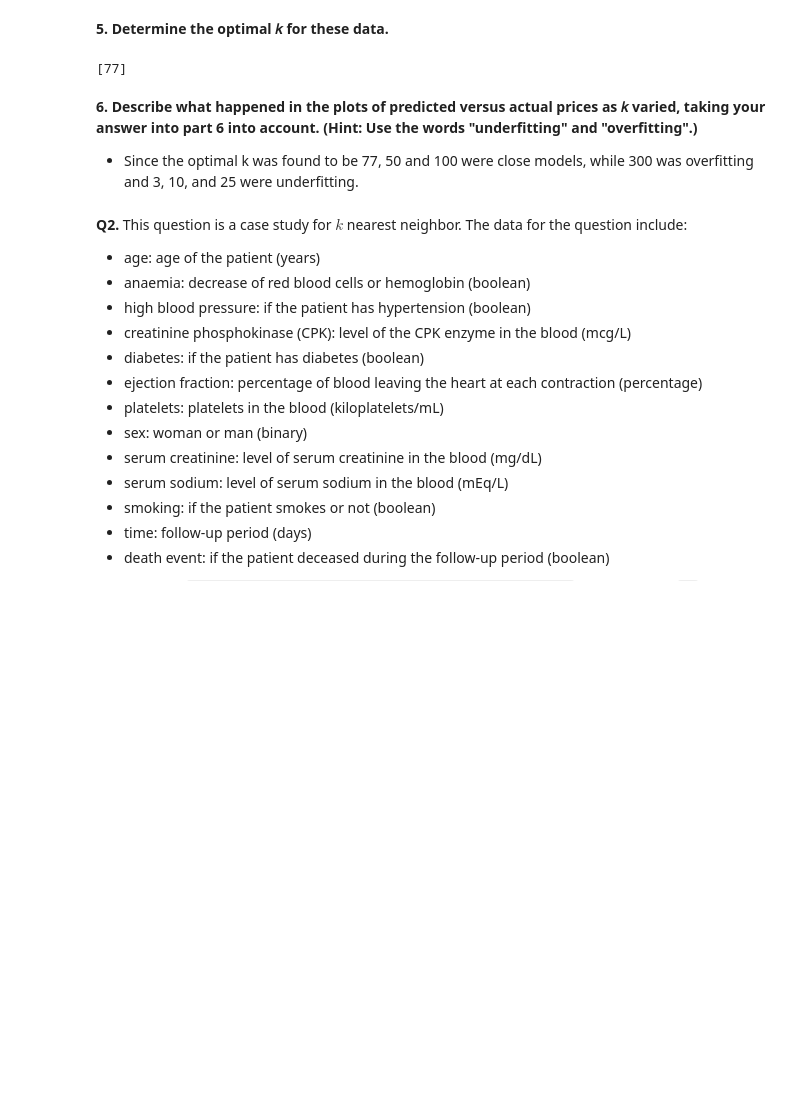
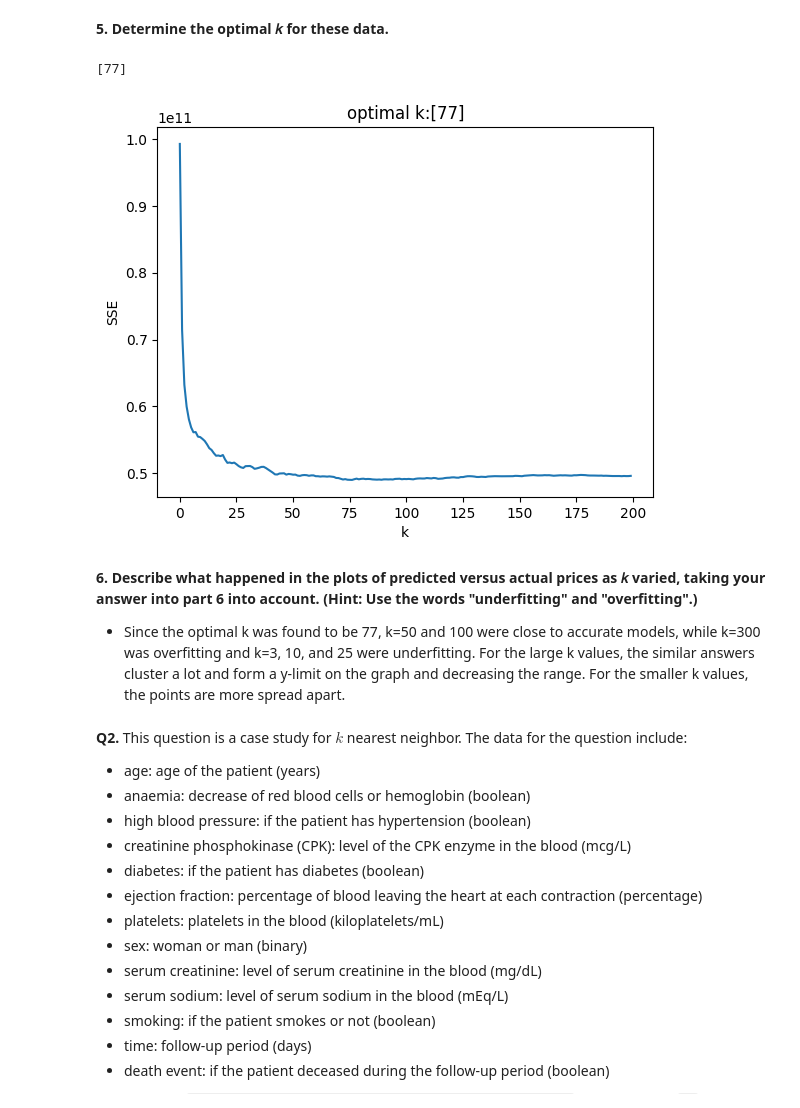
Before and after one commit to kirsten-fung/knn, a Jupyter notebook: assignment_knn.ipynb, the cells around one changed output. Drawn from its saved outputs; the diff is of its cells as text; code cells hidden in the pictures; blank space fills up the shorter version.

```diff
--- a/assignment_knn.ipynb
+++ b/assignment_knn.ipynb
@@ -94,25 +95,33 @@ for k in [3,10,25,50,100,300]:
 # %% [markdown]
 **5. Determine the optimal  𝑘  for these data.**
 # %%
-k_bar = 100 # Number of k's to try
-Acc = np.zeros(k_bar) # We'll store the accuracy here
+k_bar = 200
+SSE = np.zeros(k_bar)
+SSE_on_train = np.zeros(k_bar)
 
 for k in range(k_bar):
-    model = KNeighborsRegressor(n_neighbors=k+1) # Create a sk model for k
-    fitted_model = model.fit(X_train,y_train) # Train the model on our data
-    y_hat = fitted_model.predict(X_test) # Predict values for test set
-    Acc[k] = np.sum((y_test-y_hat)**2) # Accuracy on testing data
+    model = KNeighborsRegressor(n_neighbors=k+1)
+    fitted_model = model.fit(X_train,y_train)
+    y_hat = fitted_model.predict(X_test)
+    SSE[k] = np.sum( (y_test-y_hat)**2 )
 
-Acc_min = np.min(Acc) # Find highest recorded Accuracy
-min_index = np.where(Acc==Acc_min) # Find the indices that equal the maximum
-k_star = min_index[0]+1 # Find the optimal value of k; why index+1?
+SSE_min = np.min(SSE)
+min_index = np.where(SSE==SSE_min)
+k_star = min_index[0]+1
 print(k_star)
+
+plt.plot(np.arange(0,k_bar),SSE)
+plt.xlabel("k")
+plt.ylabel("SSE")
+plt.title("optimal k:"+str(k_star))
+plt.show()
 # %% [output]
 [77]
+[figure, added]
 # %% [markdown]
 **6. Describe what happened in the plots of predicted versus actual prices as  𝑘  varied, taking your answer into part 6 into account. (Hint: Use the words "underfitting" and "overfitting".)**
 
-* Since the optimal k was found to be 77, 50 and 100 were close models, while 300 was overfitting and 3, 10, and 25 were underfitting.
+* Since the optimal k was found to be 77, k=50 and 100 were close to accurate models, while k=300 was overfitting and k=3, 10, and 25 were underfitting. For the large k values, the similar answers cluster a lot and form a y-limit on the graph and decreasing the range. For the smaller k values, the points are more spread apart.
 # %% [markdown]
 **Q2.** This question is a case study for $k$ nearest neighbor. The data for the question include:
 
```
Also changed, not shown: parts of 17 cells of this notebook.
